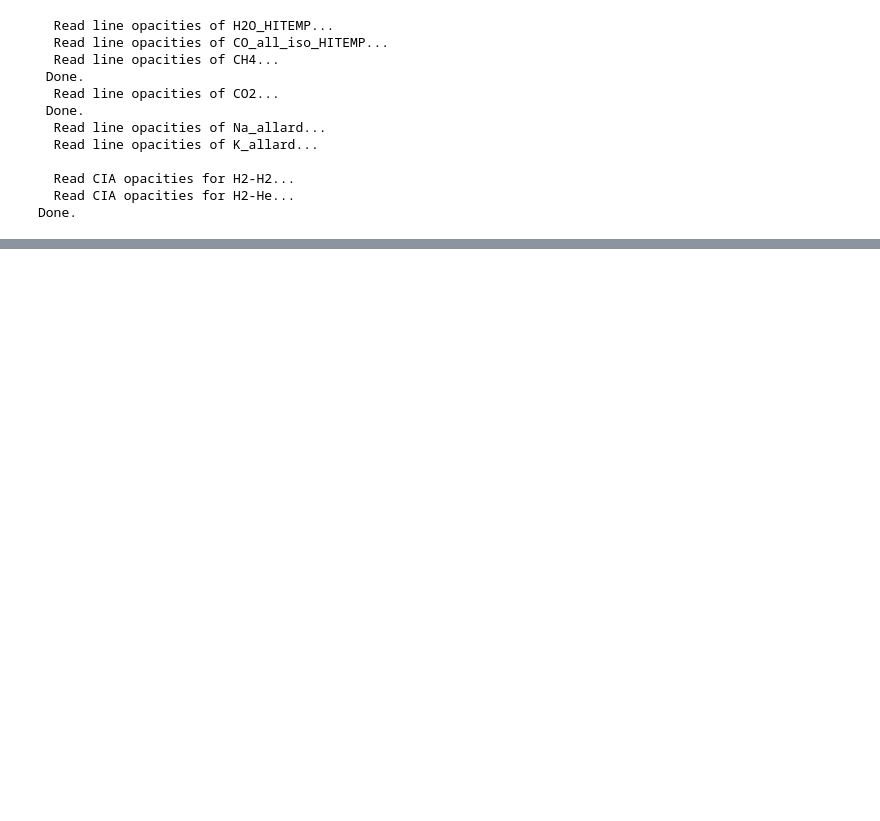
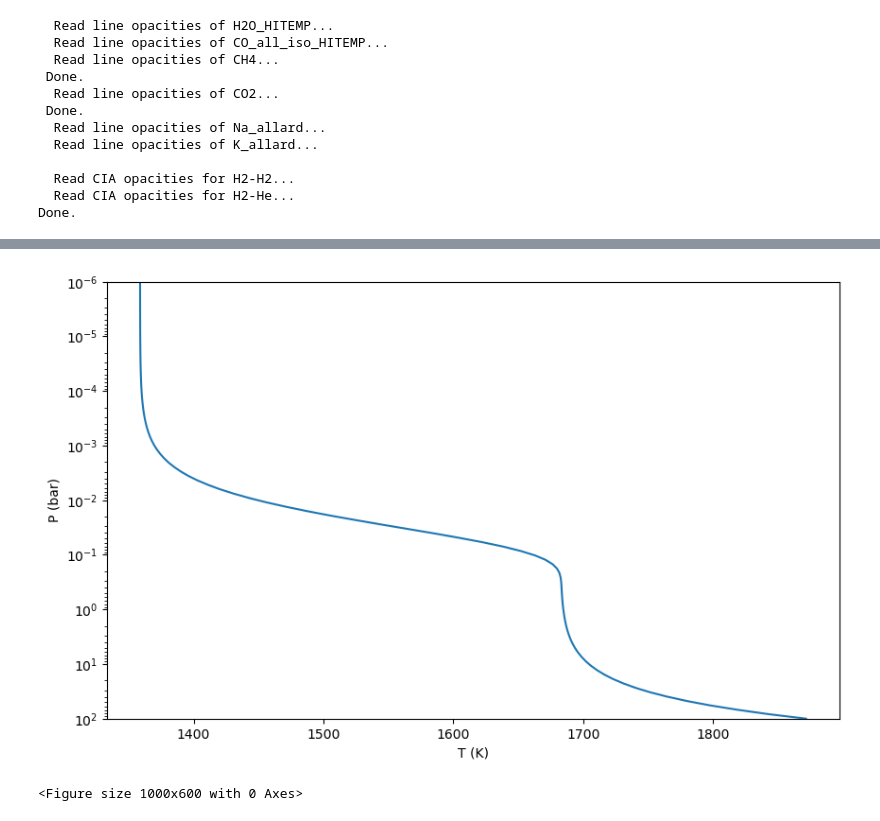
Before and after one commit to RicardoRamirezReyes/ExoPlan, a Jupyter notebook: ipython_notebook/4-Planet TS prediction/Test.ipynb, the cells around one changed output, grey strips where cells are left out. Drawn from its saved outputs; the diff is of its cells as text; code cells hidden in the pictures; blank space fills up the shorter version.

```diff
--- a/ipython_notebook/4-Planet TS prediction/Test.ipynb
+++ b/ipython_notebook/4-Planet TS prediction/Test.ipynb
@@ -53,0 +88,19 @@ ValueError: fort_input.fort_input.interpol_opa_ck: failed to create array from t
+# %%
+from petitRADTRANS.physics import guillot_global
+kappa_IR = 0.01
+gamma = 0.4
+T_int = 200.
+T_equ = 1500.
+
+temperature = guillot_global(pressures, kappa_IR, gamma, gravity, T_int, T_equ)
+# %%
+plt.plot(temperature, pressures)
+plt.yscale('log')
+plt.ylim([1e2, 1e-6])
+plt.xlabel('T (K)')
+plt.ylabel('P (bar)')
+plt.show()
+plt.clf()
+# %% [output]
+[figure, added]
+<Figure size 1000x600 with 0 Axes>
```
Also changed, not shown: parts of 7 cells of this notebook, 18 other files.
